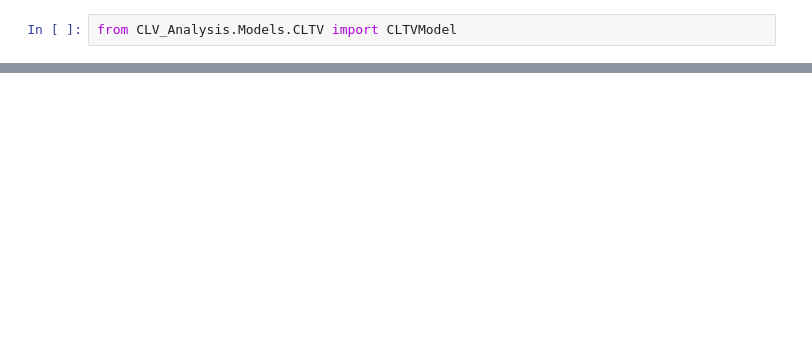
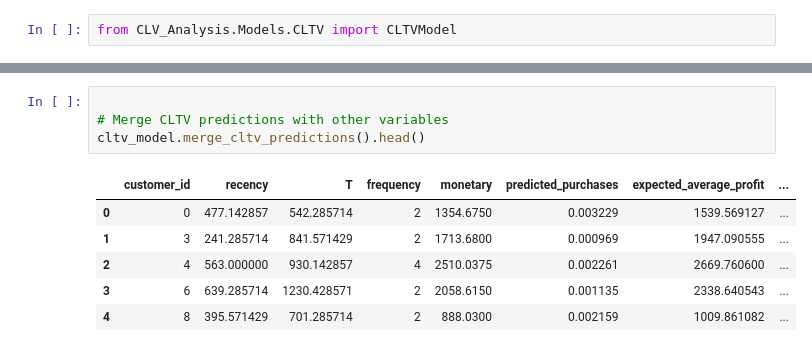
Before and after one commit to anahit1baghdasarian/DS223-Marketing-Analytics-Group-Project-Group2, a Jupyter notebook: CLTV_with_CLTVModel.ipynb, the cells around one changed output, grey strips where cells are left out. Saved outputs shown, nothing was run; the diff lists cells and outputs as text; blank space fills up the shorter version.

```diff
--- a/CLTV_with_CLTVModel.ipynb
+++ b/CLTV_with_CLTVModel.ipynb
@@ -114,0 +331,11 @@ A        1255.767342  360405.227140
+# %%
+
+# Merge CLTV predictions with other variables
+cltv_model.merge_cltv_predictions().head()
+# %% [output]
+|  | customer_id | recency | T | frequency | monetary | predicted_purchases | expected_average_profit | ... |
+| 0 | 0 | 477.142857 | 542.285714 | 2 | 1354.6750 | 0.003229 | 1539.569127 | ... |
+| 1 | 3 | 241.285714 | 841.571429 | 2 | 1713.6800 | 0.000969 | 1947.090555 | ... |
+| 2 | 4 | 563.000000 | 930.142857 | 4 | 2510.0375 | 0.002261 | 2669.760600 | ... |
+| 3 | 6 | 639.285714 | 1230.428571 | 2 | 2058.6150 | 0.001135 | 2338.640543 | ... |
+| 4 | 8 | 395.571429 | 701.285714 | 2 | 888.0300 | 0.002159 | 1009.861082 | ... |
```
Also changed, not shown: parts of 37 cells of this notebook.
